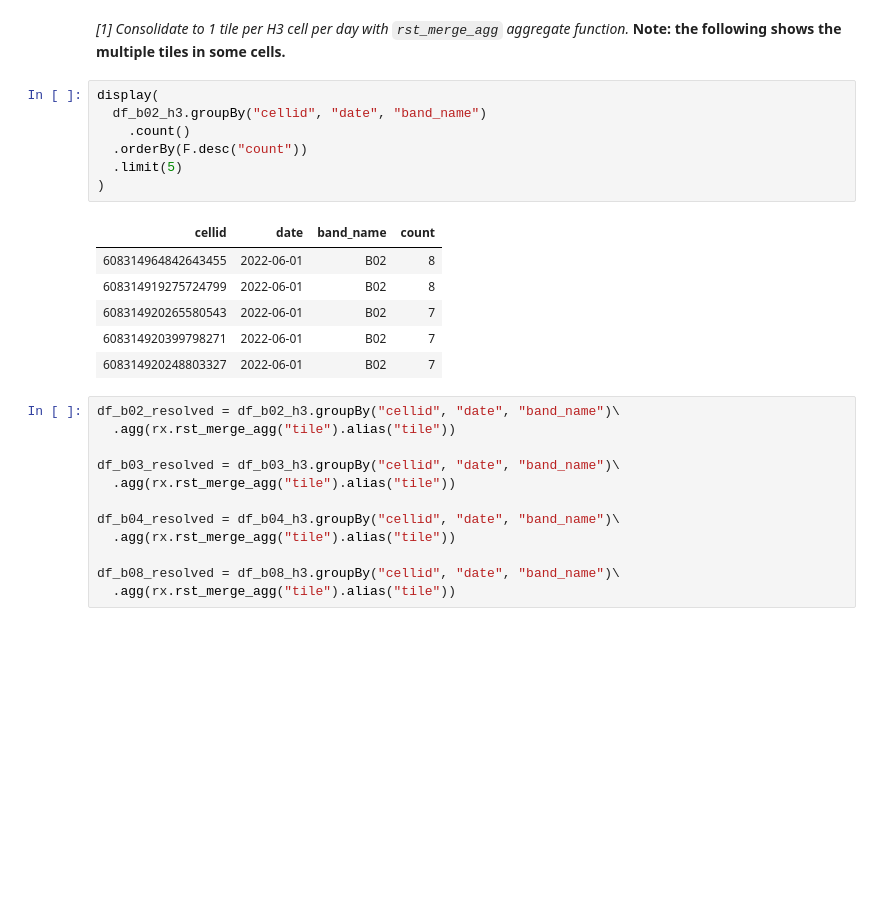
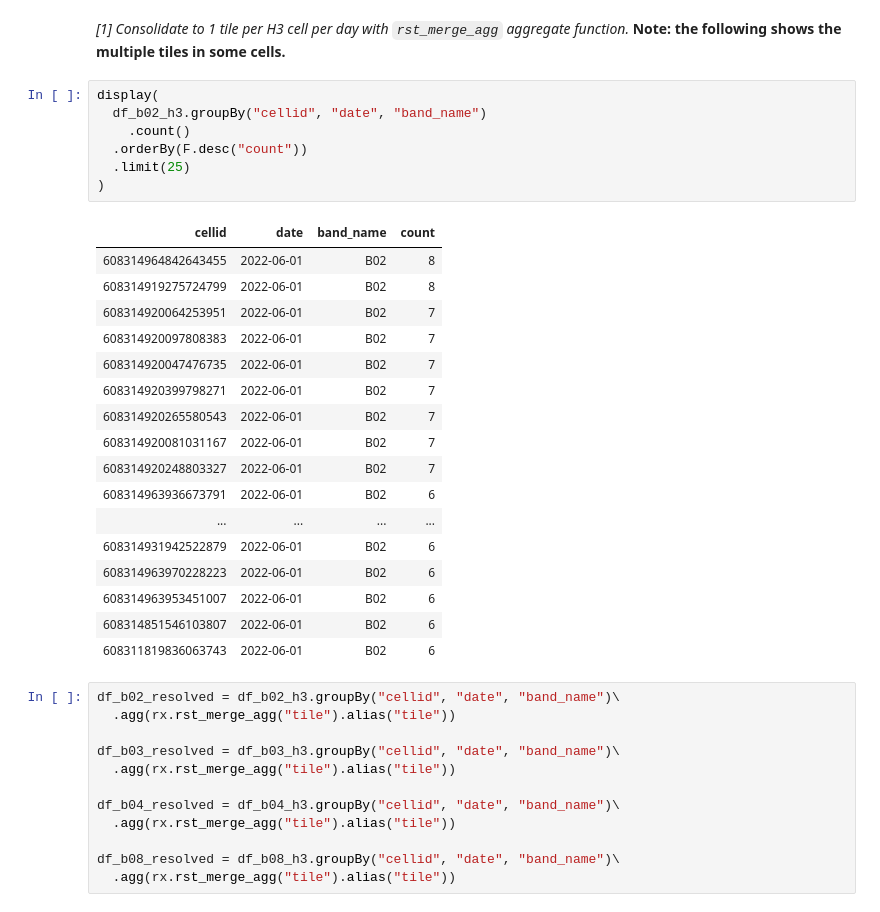
Before and after one commit to a0x8o/geobrix, a Jupyter notebook: notebooks/examples/eo-series/04. Band Stacking + Clipping.ipynb, the cells around one changed output. Saved outputs shown, nothing was run; the diff lists cells and outputs as text; blank space fills up the shorter version.

```diff
--- a/notebooks/examples/eo-series/04. Band Stacking + Clipping.ipynb
+++ b/notebooks/examples/eo-series/04. Band Stacking + Clipping.ipynb
@@ -70,17 +78,28 @@ _[1] Consolidate to 1 tile per H3 cell per day with `rst_merge_agg` aggregate fu
 # %%
 display(
   df_b02_h3.groupBy("cellid", "date", "band_name")
     .count()
   .orderBy(F.desc("count"))
-  .limit(5)
+  .limit(25)
 )
 # %% [output]
 | cellid | date | band_name | count |
 | 608314964842643455 | 2022-06-01 | B02 | 8 |
 | 608314919275724799 | 2022-06-01 | B02 | 8 |
+| 608314920064253951 | 2022-06-01 | B02 | 7 |
+| 608314920097808383 | 2022-06-01 | B02 | 7 |
+| 608314920047476735 | 2022-06-01 | B02 | 7 |
+| 608314920399798271 | 2022-06-01 | B02 | 7 |
 | 608314920265580543 | 2022-06-01 | B02 | 7 |
-| 608314920399798271 | 2022-06-01 | B02 | 7 |
+| 608314920081031167 | 2022-06-01 | B02 | 7 |
 | 608314920248803327 | 2022-06-01 | B02 | 7 |
+| 608314963936673791 | 2022-06-01 | B02 | 6 |
+| ... | ... | ... | ... |
+| 608314931942522879 | 2022-06-01 | B02 | 6 |
+| 608314963970228223 | 2022-06-01 | B02 | 6 |
+| 608314963953451007 | 2022-06-01 | B02 | 6 |
+| 608314851546103807 | 2022-06-01 | B02 | 6 |
+| 608311819836063743 | 2022-06-01 | B02 | 6 |
 # %%
 df_b02_resolved = df_b02_h3.groupBy("cellid", "date", "band_name")\
   .agg(rx.rst_merge_agg("tile").alias("tile"))
```
Also changed, not shown: parts of 13 cells of this notebook, 3 other files.
